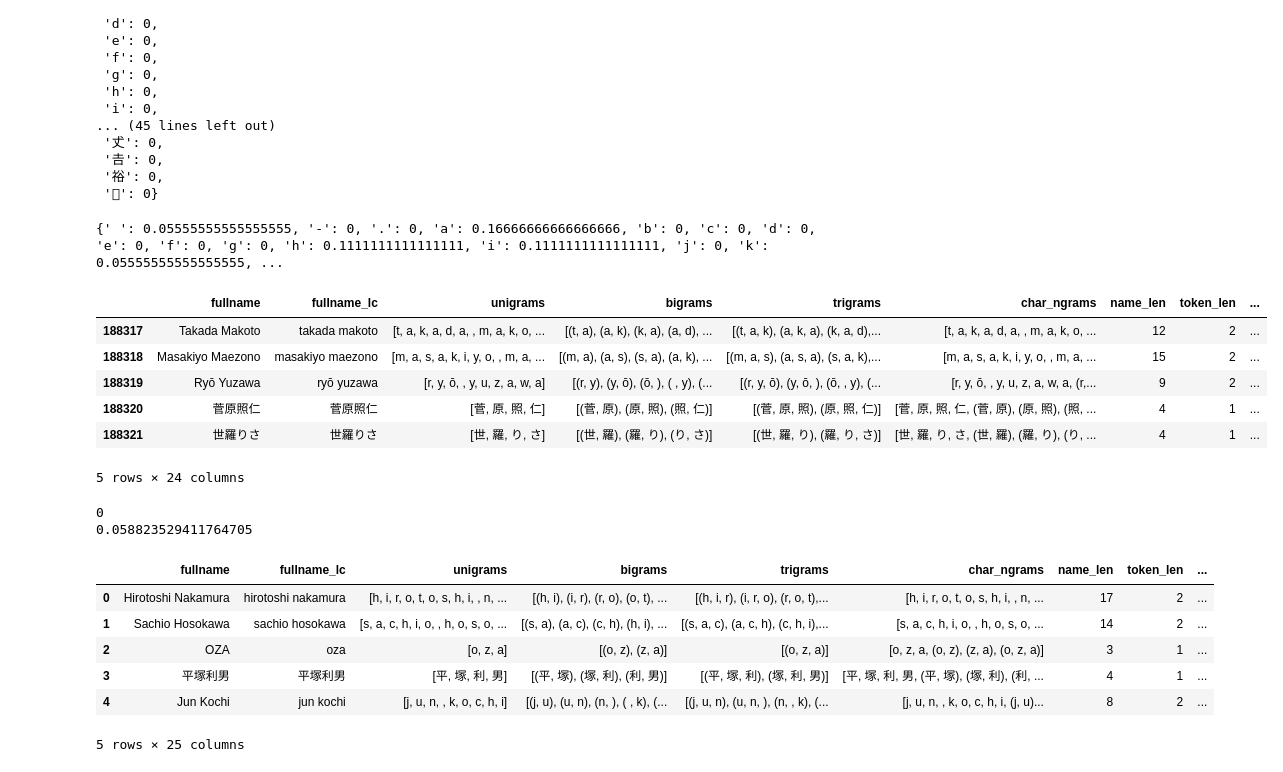
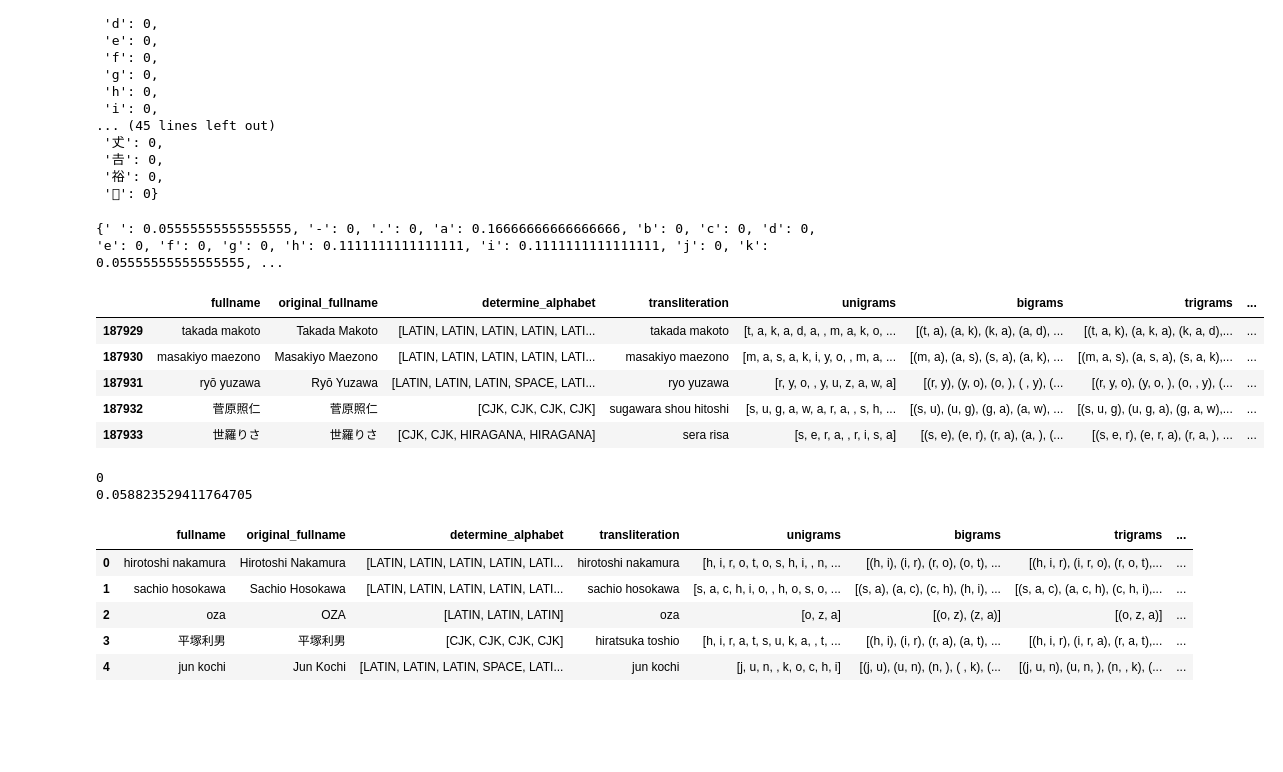
Before and after one commit to Exiger-project/Name_Of_Origin_Project-, a Jupyter notebook: CL_Japanese_names.ipynb, the cells around one changed output. Drawn from its saved outputs; the diff is of its cells as text; code cells hidden in the pictures; blank space fills up the shorter version.

```diff
--- a/CL_Japanese_names.ipynb
+++ b/CL_Japanese_names.ipynb
@@ -362,7 +383,7 @@ def transliteration(name):
   # Remove all diacritics before transliteration
   name_without_diacritics = remove_all_diacritics(name)
   return conv.do(name_without_diacritics)
-df2['transliteration'] = df2['fullname_lc'].apply(transliteration)
+df2['transliteration'] = df2['fullname'].apply(transliteration)
 print(df2['transliteration'])
 # %% [output]
 0            hirotoshi nakamura
@@ -402,22 +423,23 @@ df2
 # %%
 #Creating the char_ngrams after transliteration
 df2= df2.copy()
-df2["unigrams_tr"] = df2['transliteration'].apply(lambda name: list(name) if isinstance(name, str) else [])
-df2["bigrams_tr"] = df2['transliteration'].apply(lambda name: get_ngrams(name,2) if isinstance(name, str) else [])
-df2["trigrams_tr"] = df2['transliteration'].apply(lambda name: get_ngrams(name,3) if isinstance(name, str) else [])
+df2["unigrams"] = df2['transliteration'].apply(lambda name: list(name) if isinstance(name, str) else [])
+df2["bigrams"] = df2['transliteration'].apply(lambda name: get_ngrams(name,2) if isinstance(name, str) else [])
+df2["trigrams"] = df2['transliteration'].apply(lambda name: get_ngrams(name,3) if isinstance(name, str) else [])
 
-df2['char_ngrams_tr'] = df2["unigrams_tr"] + df2["bigrams_tr"] + df2["trigrams_tr"]
+df2['char_ngrams'] = df2["unigrams"] + df2["bigrams"] + df2["trigrams"]
 # %%
 #after translitration
-df2['name_len_tr'] = df2['transliteration'].apply(name_length)
+df2['name_length'] = df2['transliteration'].apply(name_length)
 
-df2['token_len_tr'] = df2['transliteration'].apply(token_length)
+df2['num_tokens'] = df2['transliteration'].apply(token_length)
 
-df2['determine_alphabet_tr'] = df2['transliteration'].apply(japanese_lan)
+#df2['determine_alphabet_tr'] = df2['transliteration'].apply(japanese_lan)
 
-df2['period_freq_tr'] = df2['transliteration'].apply(lambda name: name.count('.') if isinstance(name, str) else [])
-df2['dash_freq_tr'] = df2['transliteration'].apply(lambda name: name.count('-') if isinstance(name, str) else [])
-df2['space_freq_tr'] = df2['transliteration'].apply(lambda name: name.count(' ' )if isinstance(name, str) else [])
+df2['period_freq'] = df2['transliteration'].apply(lambda name: name.count('.') if isinstance(name, str) else [])
+df2['dash_freq'] = df2['transliteration'].apply(lambda name: name.count('-') if isinstance(name, str) else [])
+df2['space_freq'] = df2['transliteration'].apply(lambda name: name.count(' ' )if isinstance(name, str) else [])
+df2['apostrophe_freq'] = df2['transliteration'].apply(lambda name: name.count('\''))
 # %%
 df2
 # %% [output]
@@ -616,10 +638,10 @@ initialized_trigrams
  ...}
 # %%
 # Changing trigrams column to become transliterated
-df2['trigrams_tr'] = df2['transliteration'].apply(lambda name: list(ngrams(list(name), 3)))
+df2['trigrams'] = df2['transliteration'].apply(lambda name: list(ngrams(list(name), 3)))
 
 # Creating the trigrams frequency distribution for the entire Indonesian language
-trigram_fdist = create_lang_gram_distribution(initialized_trigrams, df2, 'trigrams_tr')
+trigram_fdist = create_lang_gram_distribution(initialized_trigrams, df2, 'trigrams')
 trigram_fdist
 # %% [output]
 {(' ', ' ', ' '): 0.0,
@@ -677,40 +699,38 @@ def create_indiv_gram_distribution(grams_list, initialized_grams):
     return gram_freqs_relative
 # %%
 # UNIGRAMS individual frequency distributions
-df2['indiv_unigrams_fdist'] = df2["unigrams_tr"].apply(lambda grams_list: create_indiv_gram_distribution(grams_list, initialized_unigrams))
+df2['indiv_unigrams_fdist'] = df2["unigrams"].apply(lambda grams_list: create_indiv_gram_distribution(grams_list, initialized_unigrams))
 
 # checking that the functin worked for our first example, 'supriyadi'
 print(df2.iloc[0]['indiv_unigrams_fdist'])
 
 df2.tail()
 # %% [output]
 {' ': 0.05555555555555555, '-': 0, '.': 0, 'a': 0.16666666666666666, 'b': 0, 'c': 0, 'd': 0, 'e': 0, 'f': 0, 'g': 0, 'h': 0.1111111111111111, 'i': 0.1111111111111111, 'j': 0, 'k': 0.05555555555555555, ...
-|  | fullname | fullname_lc | unigrams | bigrams | trigrams | char_ngrams | name_len | token_len | ... |
-| 188317 | Takada Makoto | takada makoto | [t, a, k, a, d, a, , m, a, k, o, ... | [(t, a), (a, k), (k, a), (a, d), ... | [(t, a, k), (a, k, a), (k, a, d),... | [t, a, k, a, d, a, , m, a, k, o, ... | 12 | 2 | ... |
-| 188318 | Masakiyo Maezono | masakiyo maezono | [m, a, s, a, k, i, y, o, , m, a, ... | [(m, a), (a, s), (s, a), (a, k), ... | [(m, a, s), (a, s, a), (s, a, k),... | [m, a, s, a, k, i, y, o, , m, a, ... | 15 | 2 | ... |
-| 188319 | Ryō Yuzawa | ryō yuzawa | [r, y, ō, , y, u, z, a, w, a] | [(r, y), (y, ō), (ō, ), ( , y), (... | [(r, y, ō), (y, ō, ), (ō, , y), (... | [r, y, ō, , y, u, z, a, w, a, (r,... | 9 | 2 | ... |
-| 188320 | 菅原照仁 | 菅原照仁 | [菅, 原, 照, 仁] | [(菅, 原), (原, 照), (照, 仁)] | [(菅, 原, 照), (原, 照, 仁)] | [菅, 原, 照, 仁, (菅, 原), (原, 照), (照, ... | 4 | 1 | ... |
-| 188321 | 世羅りさ | 世羅りさ | [世, 羅, り, さ] | [(世, 羅), (羅, り), (り, さ)] | [(世, 羅, り), (羅, り, さ)] | [世, 羅, り, さ, (世, 羅), (羅, り), (り, ... | 4 | 1 | ... |
+|  | fullname | original_fullname | determine_alphabet | transliteration | unigrams | bigrams | trigrams | ... |
+| 187929 | takada makoto | Takada Makoto | [LATIN, LATIN, LATIN, LATIN, LATI... | takada makoto | [t, a, k, a, d, a, , m, a, k, o, ... | [(t, a), (a, k), (k, a), (a, d), ... | [(t, a, k), (a, k, a), (k, a, d),... | ... |
+| 187930 | masakiyo maezono | Masakiyo Maezono | [LATIN, LATIN, LATIN, LATIN, LATI... | masakiyo maezono | [m, a, s, a, k, i, y, o, , m, a, ... | [(m, a), (a, s), (s, a), (a, k), ... | [(m, a, s), (a, s, a), (s, a, k),... | ... |
+| 187931 | ryō yuzawa | Ryō Yuzawa | [LATIN, LATIN, LATIN, SPACE, LATI... | ryo yuzawa | [r, y, o, , y, u, z, a, w, a] | [(r, y), (y, o), (o, ), ( , y), (... | [(r, y, o), (y, o, ), (o, , y), (... | ... |
+| 187932 | 菅原照仁 | 菅原照仁 | [CJK, CJK, CJK, CJK] | sugawara shou hitoshi | [s, u, g, a, w, a, r, a, , s, h, ... | [(s, u), (u, g), (g, a), (a, w), ... | [(s, u, g), (u, g, a), (g, a, w),... | ... |
+| 187933 | 世羅りさ | 世羅りさ | [CJK, CJK, HIRAGANA, HIRAGANA] | sera risa | [s, e, r, a, , r, i, s, a] | [(s, e), (e, r), (r, a), (a, ), (... | [(s, e, r), (e, r, a), (r, a, ), ... | ... |
-5 rows × 24 columns
 # %%
 # BIGRAMS individual frequency distributions
-df2['indiv_bigrams_fdist'] = df2['bigrams_tr'].apply(lambda grams_list: create_indiv_gram_distribution(grams_list, initialized_bigrams))
+df2['indiv_bigrams_fdist'] = df2['bigrams'].apply(lambda grams_list: create_indiv_gram_distribution(grams_list, initialized_bigrams))
 
 # checking that it works for 'supriyadi'
 print(df2.iloc[0]['indiv_bigrams_fdist'][('s', 'u')])
-print(1 / len(df2.iloc[0]['bigrams_tr']))
+print(1 / len(df2.iloc[0]['bigrams']))
 
 df2.head()
 # %% [output]
 0
 0.058823529411764705
-|  | fullname | fullname_lc | unigrams | bigrams | trigrams | char_ngrams | name_len | token_len | ... |
-| 0 | Hirotoshi Nakamura | hirotoshi nakamura | [h, i, r, o, t, o, s, h, i, , n, ... | [(h, i), (i, r), (r, o), (o, t), ... | [(h, i, r), (i, r, o), (r, o, t),... | [h, i, r, o, t, o, s, h, i, , n, ... | 17 | 2 | ... |
-| 1 | Sachio Hosokawa | sachio hosokawa | [s, a, c, h, i, o, , h, o, s, o, ... | [(s, a), (a, c), (c, h), (h, i), ... | [(s, a, c), (a, c, h), (c, h, i),... | [s, a, c, h, i, o, , h, o, s, o, ... | 14 | 2 | ... |
-| 2 | OZA | oza | [o, z, a] | [(o, z), (z, a)] | [(o, z, a)] | [o, z, a, (o, z), (z, a), (o, z, a)] | 3 | 1 | ... |
-| 3 | 平塚利男 | 平塚利男 | [平, 塚, 利, 男] | [(平, 塚), (塚, 利), (利, 男)] | [(平, 塚, 利), (塚, 利, 男)] | [平, 塚, 利, 男, (平, 塚), (塚, 利), (利, ... | 4 | 1 | ... |
-| 4 | Jun Kochi | jun kochi | [j, u, n, , k, o, c, h, i] | [(j, u), (u, n), (n, ), ( , k), (... | [(j, u, n), (u, n, ), (n, , k), (... | [j, u, n, , k, o, c, h, i, (j, u)... | 8 | 2 | ... |
+|  | fullname | original_fullname | determine_alphabet | transliteration | unigrams | bigrams | trigrams | ... |
+| 0 | hirotoshi nakamura | Hirotoshi Nakamura | [LATIN, LATIN, LATIN, LATIN, LATI... | hirotoshi nakamura | [h, i, r, o, t, o, s, h, i, , n, ... | [(h, i), (i, r), (r, o), (o, t), ... | [(h, i, r), (i, r, o), (r, o, t),... | ... |
+| 1 | sachio hosokawa | Sachio Hosokawa | [LATIN, LATIN, LATIN, LATIN, LATI... | sachio hosokawa | [s, a, c, h, i, o, , h, o, s, o, ... | [(s, a), (a, c), (c, h), (h, i), ... | [(s, a, c), (a, c, h), (c, h, i),... | ... |
+| 2 | oza | OZA | [LATIN, LATIN, LATIN] | oza | [o, z, a] | [(o, z), (z, a)] | [(o, z, a)] | ... |
+| 3 | 平塚利男 | 平塚利男 | [CJK, CJK, CJK, CJK] | hiratsuka toshio | [h, i, r, a, t, s, u, k, a, , t, ... | [(h, i), (i, r), (r, a), (a, t), ... | [(h, i, r), (i, r, a), (r, a, t),... | ... |
+| 4 | jun kochi | Jun Kochi | [LATIN, LATIN, LATIN, SPACE, LATI... | jun kochi | [j, u, n, , k, o, c, h, i] | [(j, u), (u, n), (n, ), ( , k), (... | [(j, u, n), (u, n, ), (n, , k), (... | ... |
-5 rows × 25 columns
 # %%
 # This cell cannot be run more than once!
 # Converting fdists to numpy arrays first so we can pass them into cosine_similarity
```
Also changed, not shown: parts of 22 cells of this notebook, 1 other file.
